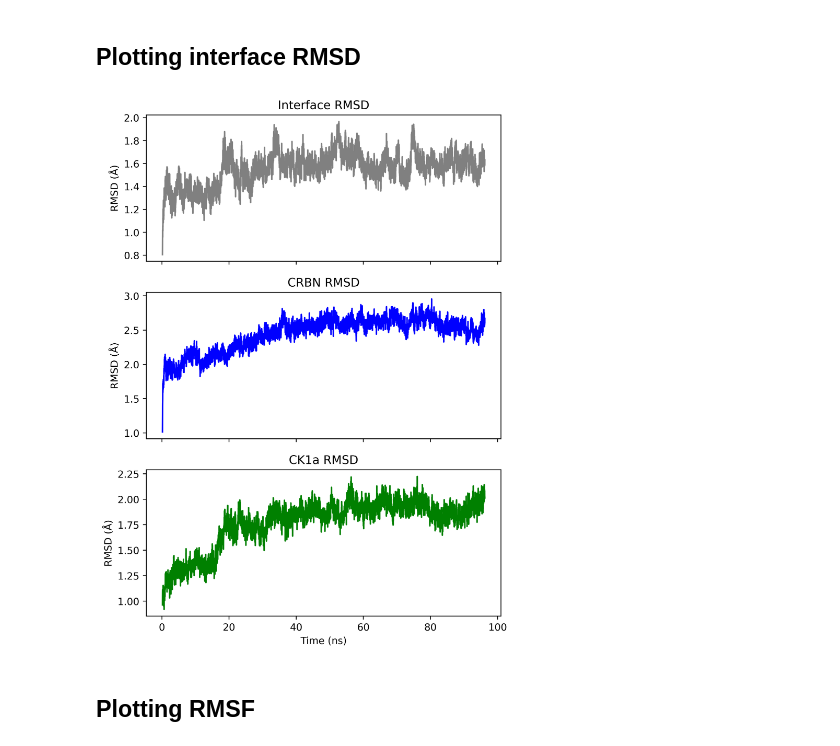
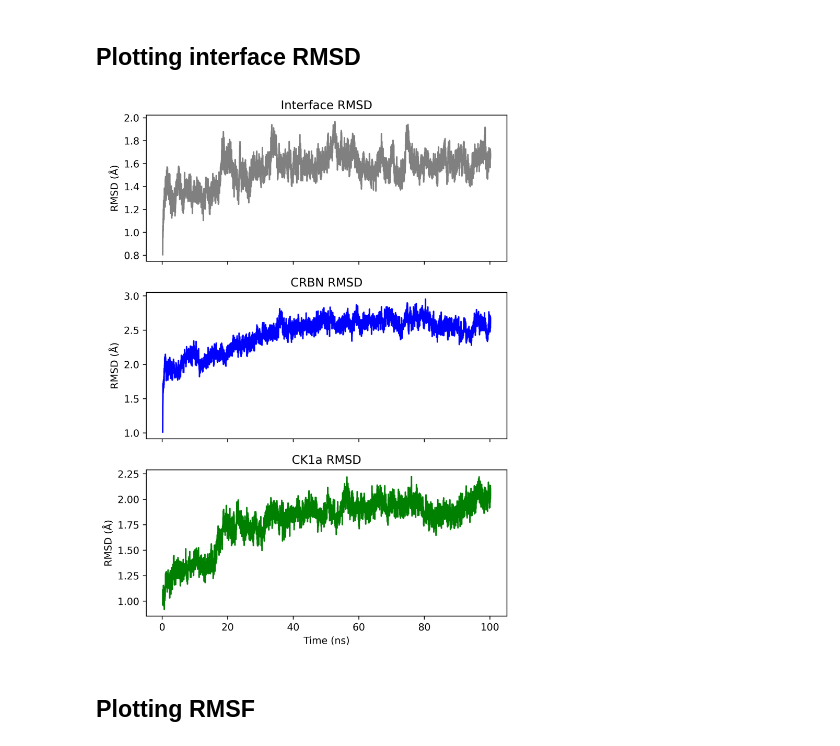
Before and after one commit to BenTanYK/CRBN_len_CK1a, a Jupyter notebook: Unrestrained_MD/MD_analysis.ipynb, the cells around one changed output. Cells and saved outputs as stored; diff of their text form; code cells hidden in the pictures.

Commit message:
adding results

```diff
--- a/Unrestrained_MD/MD_analysis.ipynb
+++ b/Unrestrained_MD/MD_analysis.ipynb
@@ -153,6 +146,10 @@ def obtain_interface_RMSD(run_number):
 
     u = mda.Universe(prmtop, dcd)
 
+    # Centre trajectory to avoid jumps
+    transformation = NoJump()
+    u.trajectory.add_transformations(transformation)
+
     dry_system = u.select_atoms("not resname HOH or resname WAT")
 
     ref = dry_system
@@ -182,11 +179,11 @@ def obtain_av_interface_RMSD(run_numbers):
     return time, np.average(RMSDs, axis=0)
 # %%
 # Obtain interface RMSD
-# time, av_RMSD = obtain_av_interface_RMSD([1,2,3])
-# df = pd.DataFrame()
-# df['Time (ns)'] = time
-# df['Interface RMSD (Angstrom)'] = av_RMSD
-# df.to_csv('results/av_iRMSD.csv')
+time, av_RMSD = obtain_av_interface_RMSD([1,2,3])
+df = pd.DataFrame()
+df['Time (ns)'] = time
+df['Interface RMSD (Angstrom)'] = av_RMSD
+df.to_csv('results/av_iRMSD.csv')
 # %%
 run_numbers = [1,2,3]
 
@@ -197,35 +194,35 @@ time_interface, iRMSD = df['Time (ns)'], df['Interface RMSD (Angstrom)']
 # Define systems
 systems = ['CRBN', 'CK1a']
 
 start_idx = 15 # cutoff index for RMSD plotting
-stop_idx = -400
+stop_idx = -1
 
 # Create subplots for each RMSD plot
 fig, axs = plt.subplots(nrows=3, ncols=1, figsize=(6, 8), dpi=500, sharex=True)
 
 # Plot Interface RMSD
 axs[0].plot(time_interface[start_idx:stop_idx], iRMSD[start_idx:stop_idx], c='grey', label='Interface')
 axs[0].set_ylabel('RMSD (Å)')
 axs[0].set_title('Interface RMSD')
 
 colors = {'CK1a':'g', 'CRBN':'b'}
 
 # Plot each system's RMSD
 for i, species in enumerate(systems, start=1):
     time, RMSD = obtain_RMSD(run_numbers, species)
     axs[i].plot(time[start_idx:stop_idx], RMSD[start_idx:stop_idx], c=colors[species], label=species)
     axs[i].set_ylabel('RMSD (Å)')
     axs[i].set_title(f'{species} RMSD')
 
 # Set common x-label
 plt.xlabel('Time (ns)')
 
 # Adjust layout
 plt.tight_layout()
 
 plt.show()
 # %% [output]
-[figure, old version]
+[figure, new version]
 # %% [markdown]
 ## Plotting RMSF
 # %%
```
Also changed, not shown: parts of 1 cell of this notebook, 8 other files.
